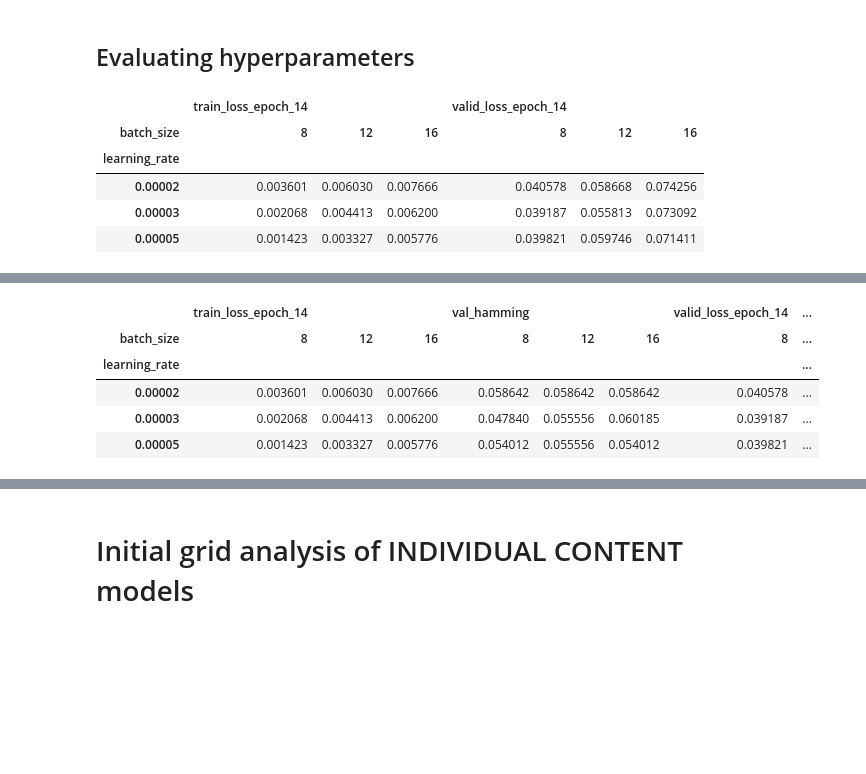
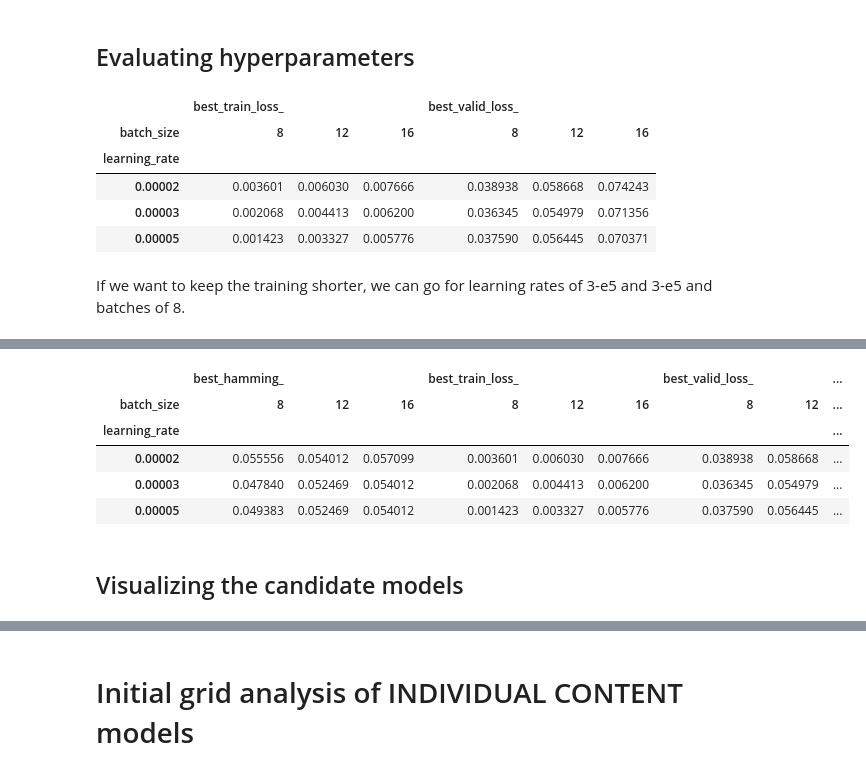
Before and after one commit to alberto-lorente/RorschIA_07-04, a Jupyter notebook: Gridsearch results/Second Gridsearch/Analysis of Gridserch Results.ipynb, the cells around one changed output, grey strips where cells are left out. Saved outputs shown, nothing was run; the diff lists cells and outputs as text; code cells hidden in the pictures; blank space fills up the shorter version.

Commit message:
analysis second gridsearch and final model dev

```diff
--- a/Gridsearch results/Second Gridsearch/Analysis of Gridserch Results.ipynb
+++ b/Gridsearch results/Second Gridsearch/Analysis of Gridserch Results.ipynb
@@ -45,3 +45,30 @@ df.head()
 | 3 | 128 | 0.00003 | 8 | 14 | 15 | 0.010827 | ... |
 | 4 | 128 | 0.00003 | 12 | 14 | 15 | 0.018558 | ... |
 5 rows × 129 columns
+# %%
+def get_best_scores(df):
+
+    cols_min = [ "train_loss_epoch", "valid_loss_epoch", "hamming_epoch"]
+
+    for col in cols_min:
+        filter_df = df.filter(regex=(col))
+        # print(filter_df)
+        minimum = filter_df.min(axis=1)
+
+        name = col.split("epoch")[0]
+        name_col = "best_{}".format(name)
+        # print(minimum)
+        df[name_col] = minimum
+
+    cols_max = ["f1_epoch", "accuracy_epoch", "roc_auc_epoch"]
+
+    for col in cols_max:
+        filter_df = df.filter(regex=(col))
+        max_ = filter_df.max(axis=1)
+        name = col.split("epoch")[0]
+        name_col = "best_{}".format(name)
+        df[name_col] = max_
+
+    return df
+# %%
+df_bests = get_best_scores(df)
@@ -64,26 +102,30 @@ df[cols_comparison].sort_values(["test_loss"], ascending=True)
 # %% [markdown]
 ## Evaluating hyperparameters
 # %%
-df.pivot_table(["train_loss_epoch_14", "valid_loss_epoch_14"], index = "learning_rate", columns="batch_size")
+df_bests.pivot_table(["best_train_loss_", "best_valid_loss_"], index = "learning_rate", columns="batch_size")
 # %% [output]
-|  | train_loss_epoch_14 |  |  | valid_loss_epoch_14 |  |  |
+|  | best_train_loss_ |  |  | best_valid_loss_ |  |  |
 | batch_size | 8 | 12 | 16 | 8 | 12 | 16 |
 | learning_rate |  |  |  |  |  |  |
-| 0.00002 | 0.003601 | 0.006030 | 0.007666 | 0.040578 | 0.058668 | 0.074256 |
-| 0.00003 | 0.002068 | 0.004413 | 0.006200 | 0.039187 | 0.055813 | 0.073092 |
-| 0.00005 | 0.001423 | 0.003327 | 0.005776 | 0.039821 | 0.059746 | 0.071411 |
+| 0.00002 | 0.003601 | 0.006030 | 0.007666 | 0.038938 | 0.058668 | 0.074243 |
+| 0.00003 | 0.002068 | 0.004413 | 0.006200 | 0.036345 | 0.054979 | 0.071356 |
+| 0.00005 | 0.001423 | 0.003327 | 0.005776 | 0.037590 | 0.056445 | 0.070371 |
+# %% [markdown]
+If we want to keep the training shorter, we can go for learning rates of 3-e5 and 3-e5 and batches of 8.
 # %% [markdown]
 <!-- We can see that generally the lower the batch size the faster a model will learn and the better a model will perform.
 
 We can scratch bath size 64 since we would need a higher learning rate and we may lose control of the pace of learning.  -->
 # %%
-df.pivot_table(["train_loss_epoch_14", "valid_loss_epoch_14", "val_hamming"], index = "learning_rate", columns="batch_size")
+df_bests.pivot_table(["best_train_loss_", "best_valid_loss_", "best_hamming_"], index = "learning_rate", columns="batch_size")
 
 #  Hamming loss is the fraction of labels that are incorrectly predicted
 # %% [output]
-|  | train_loss_epoch_14 |  |  | val_hamming |  |  | valid_loss_epoch_14 | ... |
-| batch_size | 8 | 12 | 16 | 8 | 12 | 16 | 8 | ... |
-| learning_rate |  |  |  |  |  |  |  | ... |
-| 0.00002 | 0.003601 | 0.006030 | 0.007666 | 0.058642 | 0.058642 | 0.058642 | 0.040578 | ... |
-| 0.00003 | 0.002068 | 0.004413 | 0.006200 | 0.047840 | 0.055556 | 0.060185 | 0.039187 | ... |
-| 0.00005 | 0.001423 | 0.003327 | 0.005776 | 0.054012 | 0.055556 | 0.054012 | 0.039821 | ... |
+|  | best_hamming_ |  |  | best_train_loss_ |  |  | best_valid_loss_ |  | ... |
+| batch_size | 8 | 12 | 16 | 8 | 12 | 16 | 8 | 12 | ... |
+| learning_rate |  |  |  |  |  |  |  |  | ... |
+| 0.00002 | 0.055556 | 0.054012 | 0.057099 | 0.003601 | 0.006030 | 0.007666 | 0.038938 | 0.058668 | ... |
+| 0.00003 | 0.047840 | 0.052469 | 0.054012 | 0.002068 | 0.004413 | 0.006200 | 0.036345 | 0.054979 | ... |
+| 0.00005 | 0.049383 | 0.052469 | 0.054012 | 0.001423 | 0.003327 | 0.005776 | 0.037590 | 0.056445 | ... |
+# %% [markdown]
+## Visualizing the candidate models
```
Also changed, not shown: parts of 67 cells of this notebook, 5 other files.
